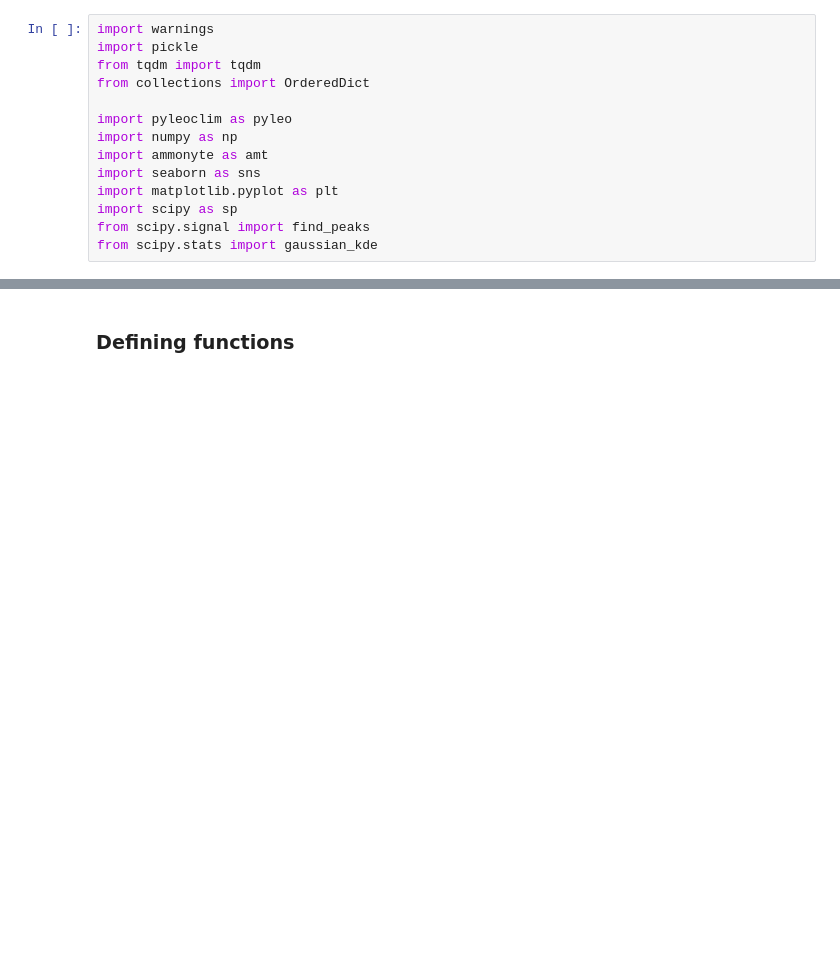
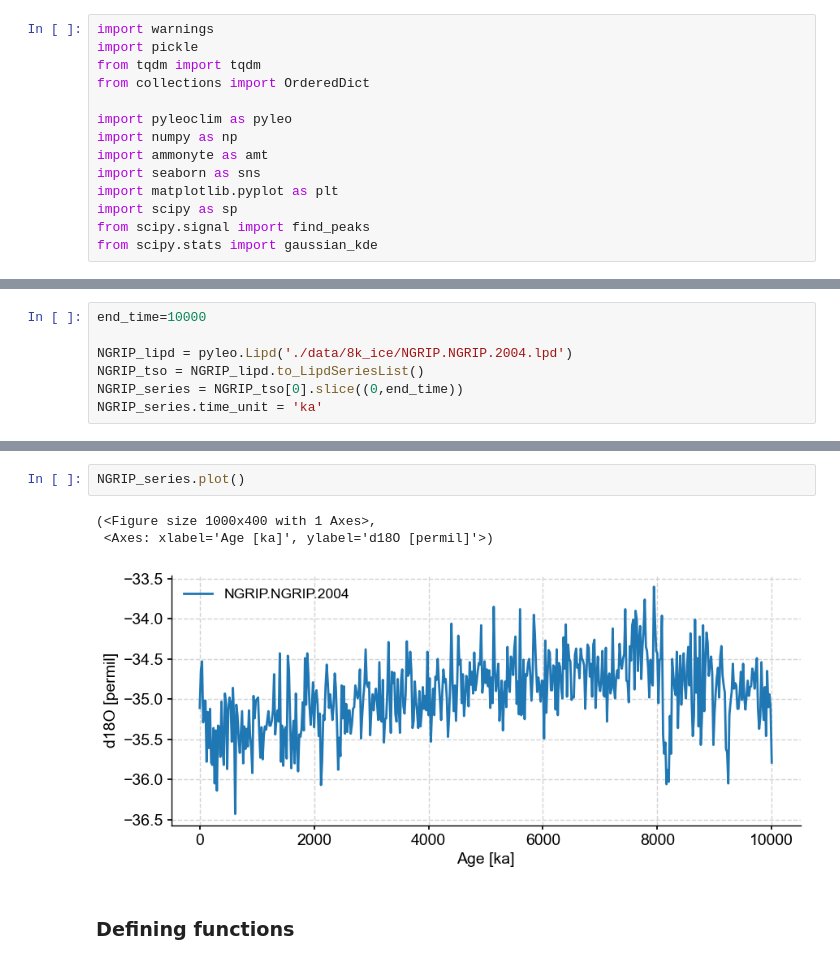
Before and after one commit to alexkjames/Detecting_Paleoclimate_Transitions_with_LERM, a Jupyter notebook: notebooks/Figure_7.ipynb, the cells around one changed output, grey strips where cells are left out. Drawn from its saved outputs; the diff is of its cells as text; blank space fills up the shorter version.

```diff
--- a/notebooks/Figure_7.ipynb
+++ b/notebooks/Figure_7.ipynb
@@ -14,0 +57,7 @@ from scipy.stats import gaussian_kde
+# %%
+end_time=10000
+
+NGRIP_lipd = pyleo.Lipd('./data/8k_ice/NGRIP.NGRIP.2004.lpd')
+NGRIP_tso = NGRIP_lipd.to_LipdSeriesList()
+NGRIP_series = NGRIP_tso[0].slice((0,end_time))
+NGRIP_series.time_unit = 'ka'
@@ -15,3 +75,9 @@ from scipy.stats import gaussian_kde
+# %%
+NGRIP_series.plot()
+# %% [output]
+(<Figure size 1000x400 with 1 Axes>,
+ <Axes: xlabel='Age [ka]', ylabel='d18O [permil]'>)
+[figure, added]
 # %% [markdown]
 ### Defining functions
 # %%
```
Also changed, not shown: parts of 9 cells of this notebook, 11 other files.
